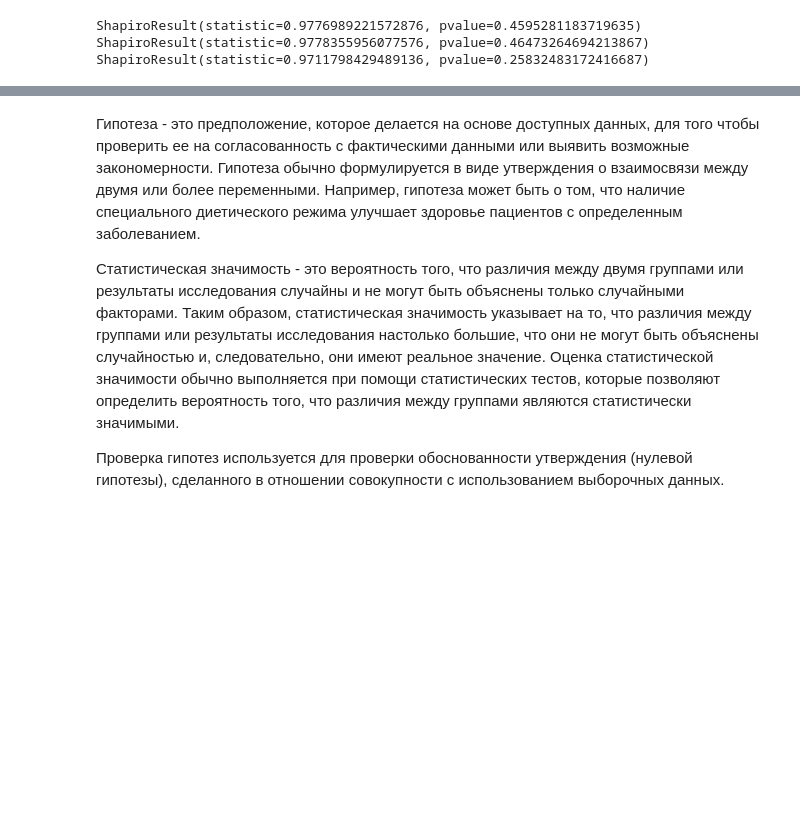
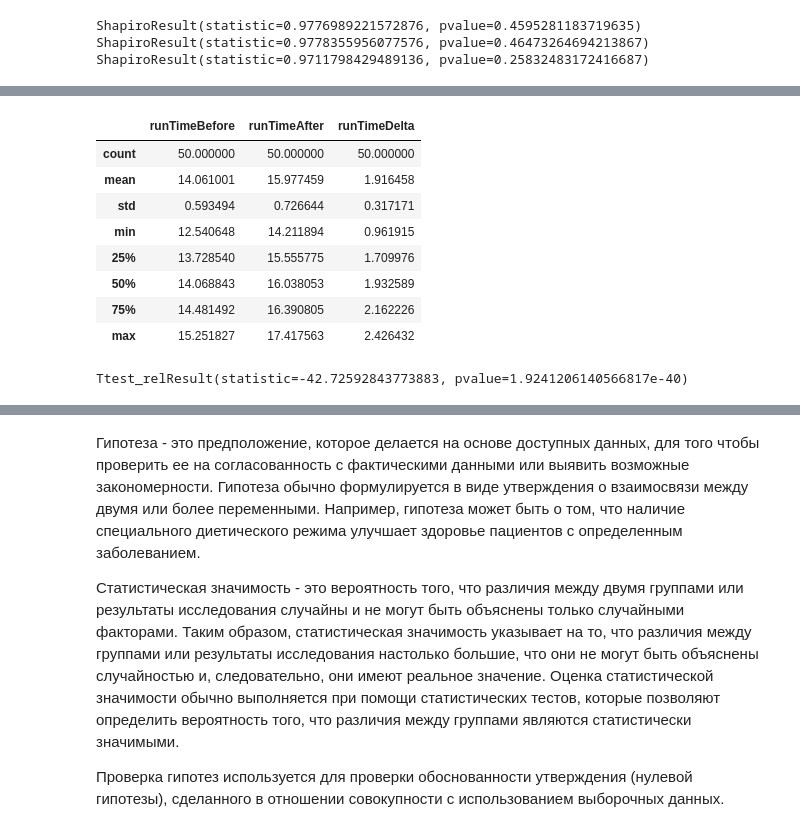
Before and after one commit to Letch49/ML_VVSU_2023, a Jupyter notebook: lec04/lec04.ipynb, the cells around one changed output, grey strips where cells are left out. Cells and saved outputs as stored; diff of their text form; code cells hidden in the pictures; blank space fills up the shorter version.

Commit message:
stat_tests_almost done

```diff
--- a/lec04/lec04.ipynb
+++ b/lec04/lec04.ipynb
@@ -385,0 +402,27 @@ print("1 - 2", stats.ttest_ind(irDf[irDf.target == 1].sepl, irDf[irDf.target ==
+# %%
+
+sampleSize = 50
+#скорость (время) бега на 100 м. (сек) до приема препарата
+runSpeed = np.random.normal( loc = 14.0, scale = 0.6, size = sampleSize )
+#время бега на 100 м. после приема препарата
+afterMed = runSpeed + np.random.normal( loc = 2.0, scale = 0.3, size = sampleSize )
+
+runDf = pd.DataFrame({"runTimeBefore": runSpeed, "runTimeAfter": afterMed, "runTimeDelta": afterMed - runSpeed})
+#weight_df = pd.DataFrame({"weight_before":before, "weight_after":after, "weight_change":after-before})
+
+runDf.describe()
+#weight_df.describe()
+# %% [output]
+|  | runTimeBefore | runTimeAfter | runTimeDelta |
+| count | 50.000000 | 50.000000 | 50.000000 |
+| mean | 14.061001 | 15.977459 | 1.916458 |
+| std | 0.593494 | 0.726644 | 0.317171 |
+| min | 12.540648 | 14.211894 | 0.961915 |
+| 25% | 13.728540 | 15.555775 | 1.709976 |
+| 50% | 14.068843 | 16.038053 | 1.932589 |
+| 75% | 14.481492 | 16.390805 | 2.162226 |
+| max | 15.251827 | 17.417563 | 2.426432 |
+# %%
+stats.ttest_rel(runSpeed, afterMed)
+# %% [output]
+Ttest_relResult(statistic=-42.72592843773883, pvalue=1.9241206140566817e-40)
```
Also changed, not shown: parts of 36 cells of this notebook, 1 other file.
